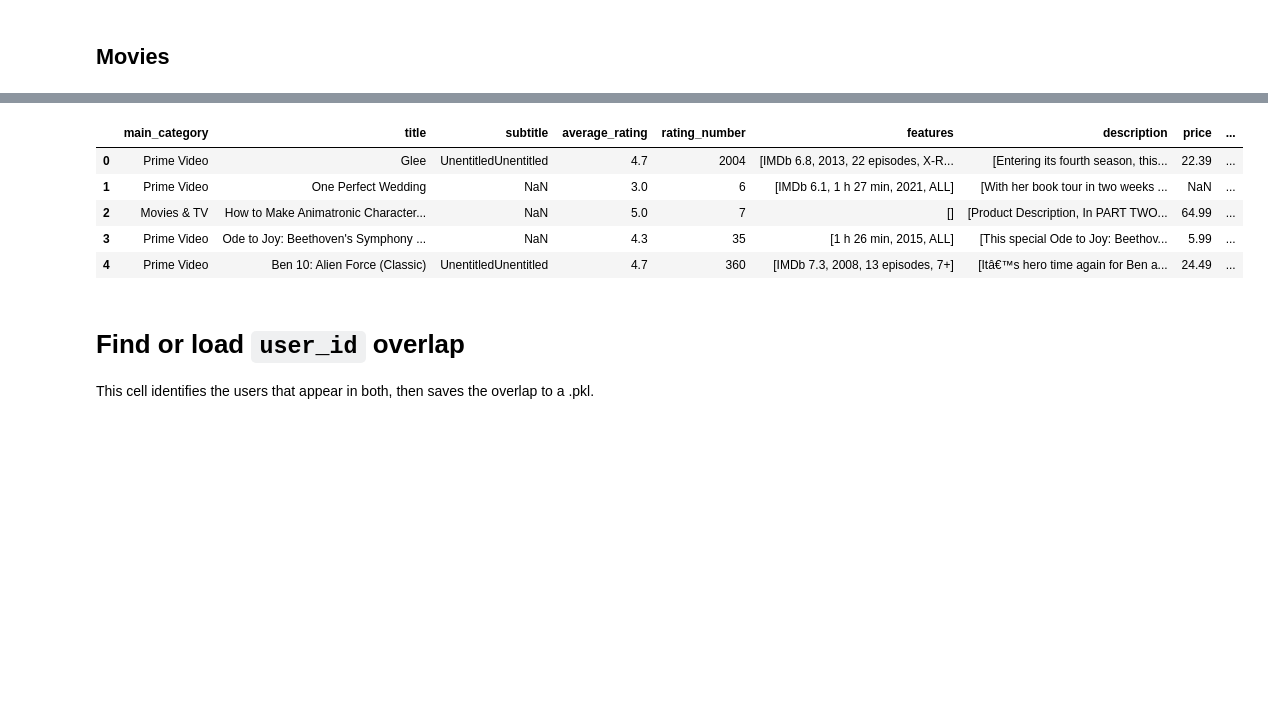
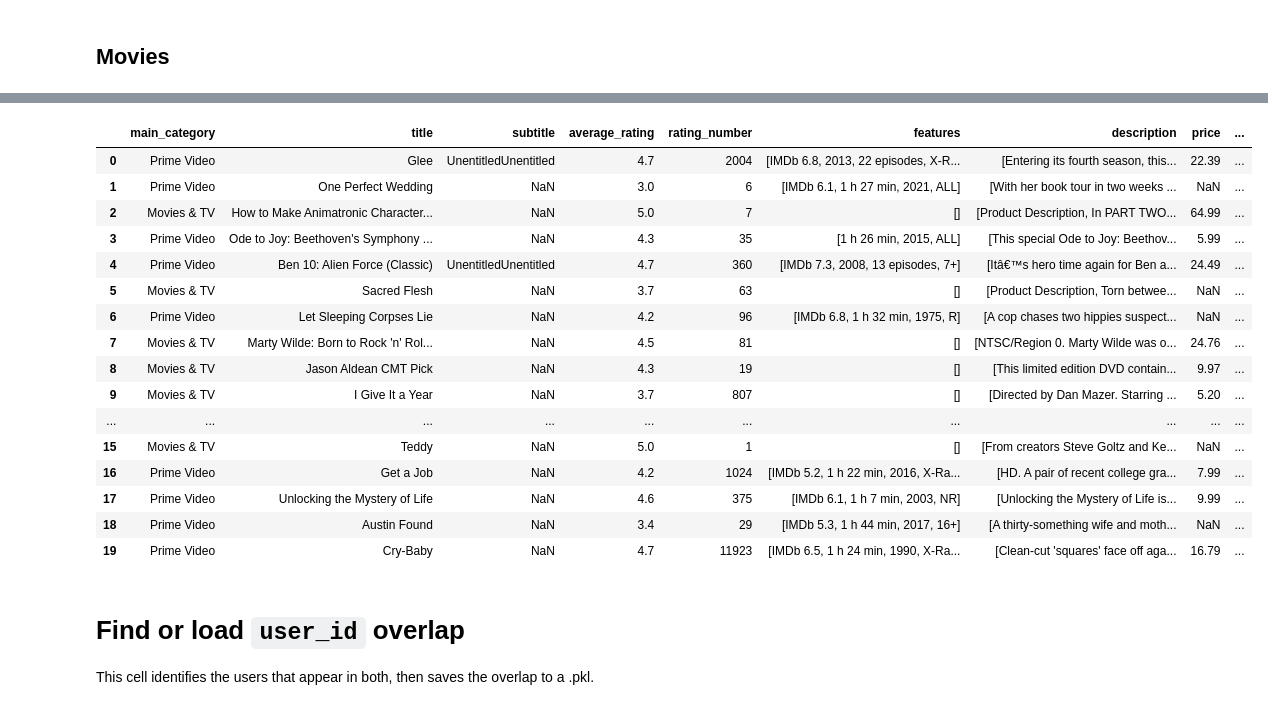
Before and after one commit to jessylan/llm-cold-start-recsys, a Jupyter notebook: notebooks/data_filtering.ipynb, the cells around one changed output, grey strips where cells are left out. Drawn from its saved outputs; the diff is of its cells as text; code cells hidden in the pictures; blank space fills up the shorter version.

```diff
--- a/notebooks/data_filtering.ipynb
+++ b/notebooks/data_filtering.ipynb
@@ -80,14 +80,25 @@ movies_reviews.head()
 | 4 | 5.0 | What Love Is... | ...isn't always how you expect it... | [] | B001H1SVZC | B001H1SVZC | AG2L7H23R5LLKDKLBEF2Q3L2MVDA | 1590639227074 | 0 | ... |
 # %%
 movies_meta = load_jsonl_head(DATA_DIR / "movies" / "meta_Movies_and_TV.jsonl.gz")
-movies_meta.head()
+movies_meta.head(20)
 # %% [output]
 |  | main_category | title | subtitle | average_rating | rating_number | features | description | price | ... |
 | 0 | Prime Video | Glee | UnentitledUnentitled | 4.7 | 2004 | [IMDb 6.8, 2013, 22 episodes, X-R... | [Entering its fourth season, this... | 22.39 | ... |
 | 1 | Prime Video | One Perfect Wedding | NaN | 3.0 | 6 | [IMDb 6.1, 1 h 27 min, 2021, ALL] | [With her book tour in two weeks ... | NaN | ... |
 | 2 | Movies & TV | How to Make Animatronic Character... | NaN | 5.0 | 7 | [] | [Product Description, In PART TWO... | 64.99 | ... |
 | 3 | Prime Video | Ode to Joy: Beethoven's Symphony ... | NaN | 4.3 | 35 | [1 h 26 min, 2015, ALL] | [This special Ode to Joy: Beethov... | 5.99 | ... |
 | 4 | Prime Video | Ben 10: Alien Force (Classic) | UnentitledUnentitled | 4.7 | 360 | [IMDb 7.3, 2008, 13 episodes, 7+] | [Itâ€™s hero time again for Ben a... | 24.49 | ... |
+| 5 | Movies & TV | Sacred Flesh | NaN | 3.7 | 63 | [] | [Product Description, Torn betwee... | NaN | ... |
+| 6 | Prime Video | Let Sleeping Corpses Lie | NaN | 4.2 | 96 | [IMDb 6.8, 1 h 32 min, 1975, R] | [A cop chases two hippies suspect... | NaN | ... |
+| 7 | Movies & TV | Marty Wilde: Born to Rock 'n' Rol... | NaN | 4.5 | 81 | [] | [NTSC/Region 0. Marty Wilde was o... | 24.76 | ... |
+| 8 | Movies & TV | Jason Aldean CMT Pick | NaN | 4.3 | 19 | [] | [This limited edition DVD contain... | 9.97 | ... |
+| 9 | Movies & TV | I Give It a Year | NaN | 3.7 | 807 | [] | [Directed by Dan Mazer. Starring ... | 5.20 | ... |
+| ... | ... | ... | ... | ... | ... | ... | ... | ... | ... |
+| 15 | Movies & TV | Teddy | NaN | 5.0 | 1 | [] | [From creators Steve Goltz and Ke... | NaN | ... |
+| 16 | Prime Video | Get a Job | NaN | 4.2 | 1024 | [IMDb 5.2, 1 h 22 min, 2016, X-Ra... | [HD. A pair of recent college gra... | 7.99 | ... |
+| 17 | Prime Video | Unlocking the Mystery of Life | NaN | 4.6 | 375 | [IMDb 6.1, 1 h 7 min, 2003, NR] | [Unlocking the Mystery of Life is... | 9.99 | ... |
+| 18 | Prime Video | Austin Found | NaN | 3.4 | 29 | [IMDb 5.3, 1 h 44 min, 2017, 16+] | [A thirty-something wife and moth... | NaN | ... |
+| 19 | Prime Video | Cry-Baby | NaN | 4.7 | 11923 | [IMDb 6.5, 1 h 24 min, 1990, X-Ra... | [Clean-cut 'squares' face off aga... | 16.79 | ... |
 # %% [markdown]
 # Find or load `user_id` overlap
 This cell identifies the users that appear in both, then saves the overlap to a .pkl.
```
Also changed, not shown: parts of 5 cells of this notebook.
